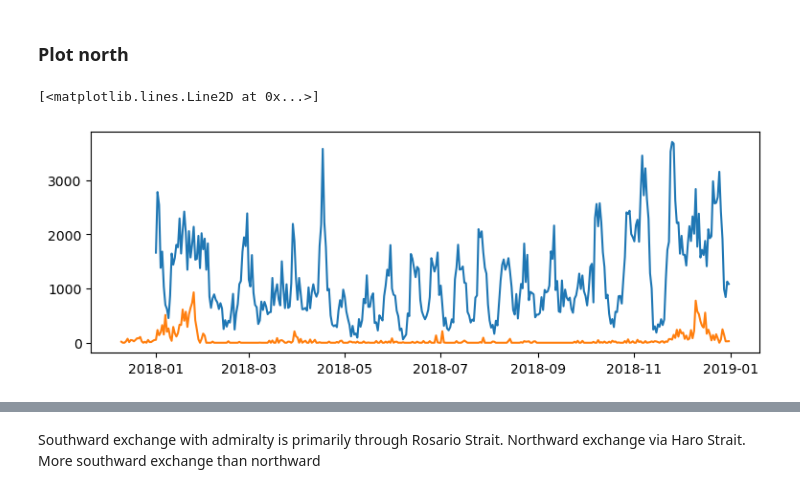
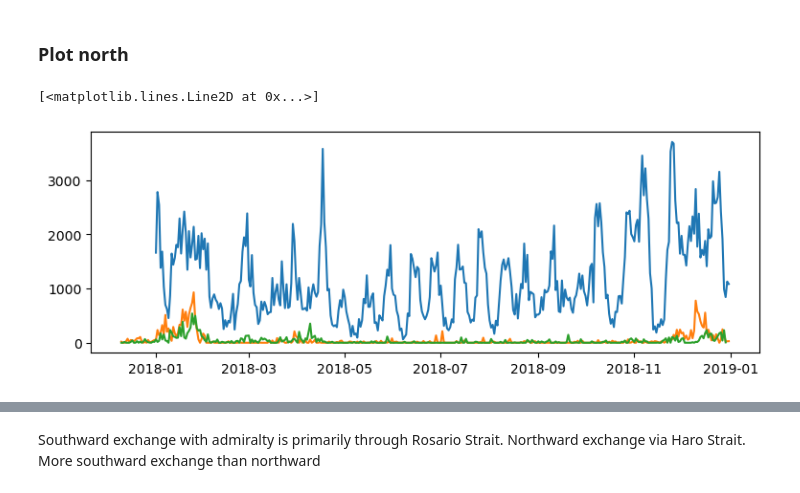
Before and after one commit to SalishSeaCast/analysis-camryn, a Jupyter notebook: Ariane/south_flow_comps.ipynb, the cells around one changed output, grey strips where cells are left out. Saved outputs shown, nothing was run; the diff lists cells and outputs as text; code cells hidden in the pictures.

```diff
--- a/Ariane/south_flow_comps.ipynb
+++ b/Ariane/south_flow_comps.ipynb
@@ -95,6 +95,11 @@ admtopr_haro = pd.DataFrame({'Transport':admtopr_haro_df['Transport'].values},in
 admtopr_ros_df = pd.read_csv('combined2timeseries/admtopr_ros.csv')
 datelist_admtopr_ros = pd.to_datetime(admtopr_ros_df['Date'])
 admtopr_ros = pd.DataFrame({'Transport':admtopr_ros_df['Transport'].values},index=datelist_admtopr_ros)['Transport']
+
+#Admtopr - SJC
+admtopr_sjc_df = pd.read_csv('combined2timeseries/admtopr_sjc.csv')
+datelist_admtopr_sjc = pd.to_datetime(admtopr_sjc_df['Date'])
+admtopr_sjc = pd.DataFrame({'Transport':admtopr_sjc_df['Transport'].values},index=datelist_admtopr_sjc)['Transport']
 # %% [markdown]
 ### Haro Components
 # %%
@@ -166,8 +169,9 @@ np.mean(ros_to_adm)
 # %%
 fig,ax = plt.subplots(figsize=(9,3))
 
 ax.plot(admtopr_haro)
 ax.plot(admtopr_ros)
+ax.plot(admtopr_sjc)
 # %% [output]
 [<matplotlib.lines.Line2D at 0x...>]
-[figure, old version]
+[figure, new version]
```
Also changed, not shown: parts of 8 cells of this notebook.
